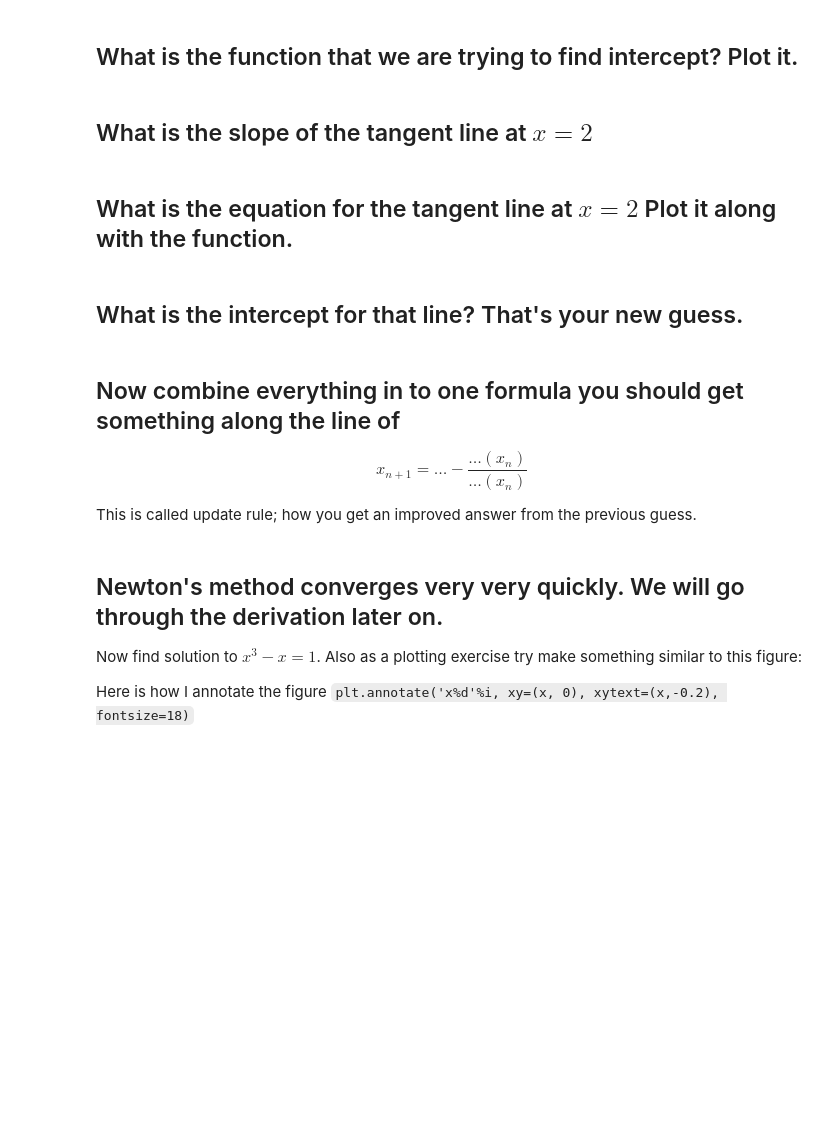
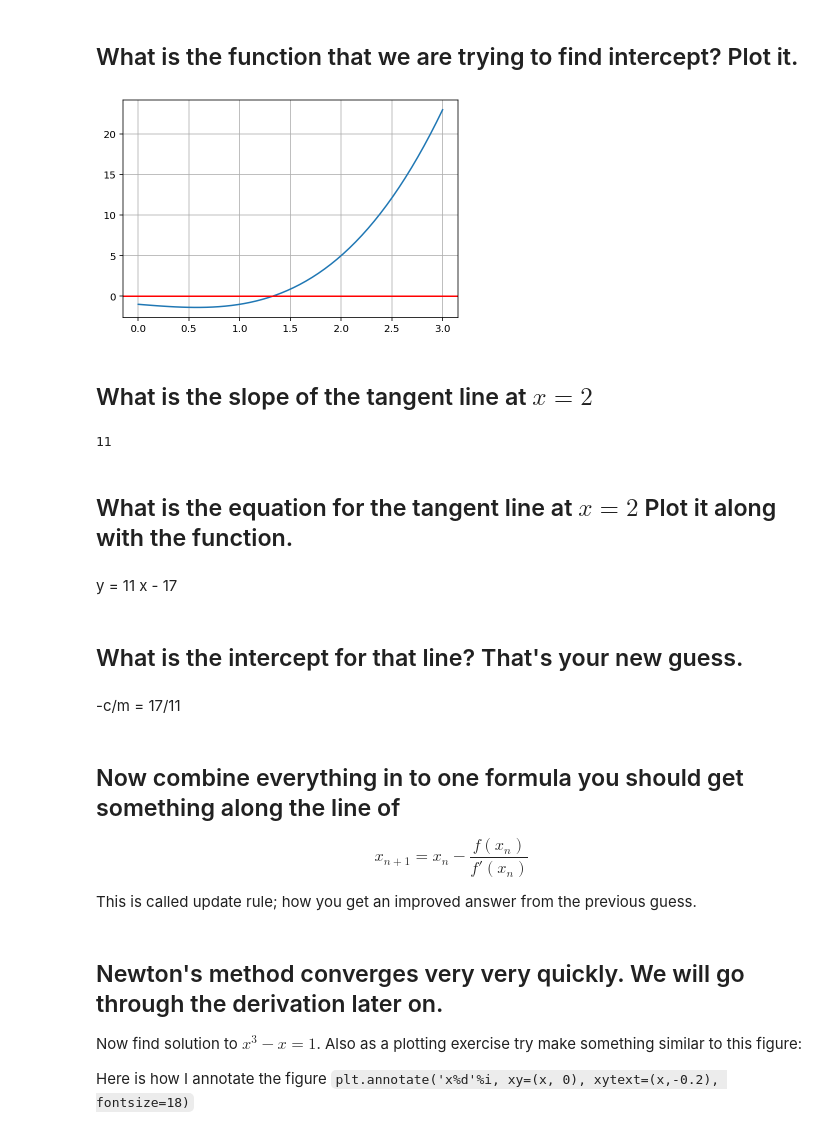
Before and after one commit to MUIC-Numerical-Methods-2018/Exercise-1-Basics-Notebook-and-Finding-Root, a Jupyter notebook: 01 Plotting and Finding Root.ipynb, the cells around one changed output. Drawn from its saved outputs; the diff is of its cells as text; code cells hidden in the pictures; blank space fills up the shorter version.

```diff
--- a/01 Plotting and Finding Root.ipynb
+++ b/01 Plotting and Finding Root.ipynb
@@ -281,17 +282,40 @@ bisection(f, 0.2, 1.2, 20)
 Let us do someting a bit more efficient. Suppose that we want to solve  $x^3−x=1$  using Newtons's method with initial guess at  $x=2$ . If you start to get lost, PLOT!.
 # %% [markdown]
 ## What is the function that we are trying to find intercept? Plot it.
+# %%
+def f(x):
+    return x**3 - x - 1
+
+def fp(x):
+    return 3*x**2 - 1
+
+xs = np.linspace(0,3)
+ys = [f(x) for x in xs]
+
+plt.plot(xs, ys)
+plt.axhline(0, color='red')
+plt.grid()
+# %% [output]
+[figure, added]
 # %% [markdown]
 ## What is the slope of the tangent line at $x=2$
+# %%
+fp(2)
+# %% [output]
+11
 # %% [markdown]
 ## What is the equation for the tangent line at  $x=2$ Plot it along with the function.
+# %% [markdown]
+y = 11 x - 17
 # %% [markdown]
 ## What is the intercept for that line? That's your new guess.
+# %% [markdown]
+-c/m = 17/11
 # %% [markdown]
 ## Now combine everything in to one formula you should get something along the line of
 
 $$
-x_{n+1} = \ldots - \frac{\ldots(x_n)}{\ldots(x_n)}
+x_{n+1} = x_n - \frac{f(x_n)}{f'(x_n)}
 $$
 
 This is called update rule; how you get an improved answer from the previous guess.
```
Also changed, not shown: parts of 3 cells of this notebook.
